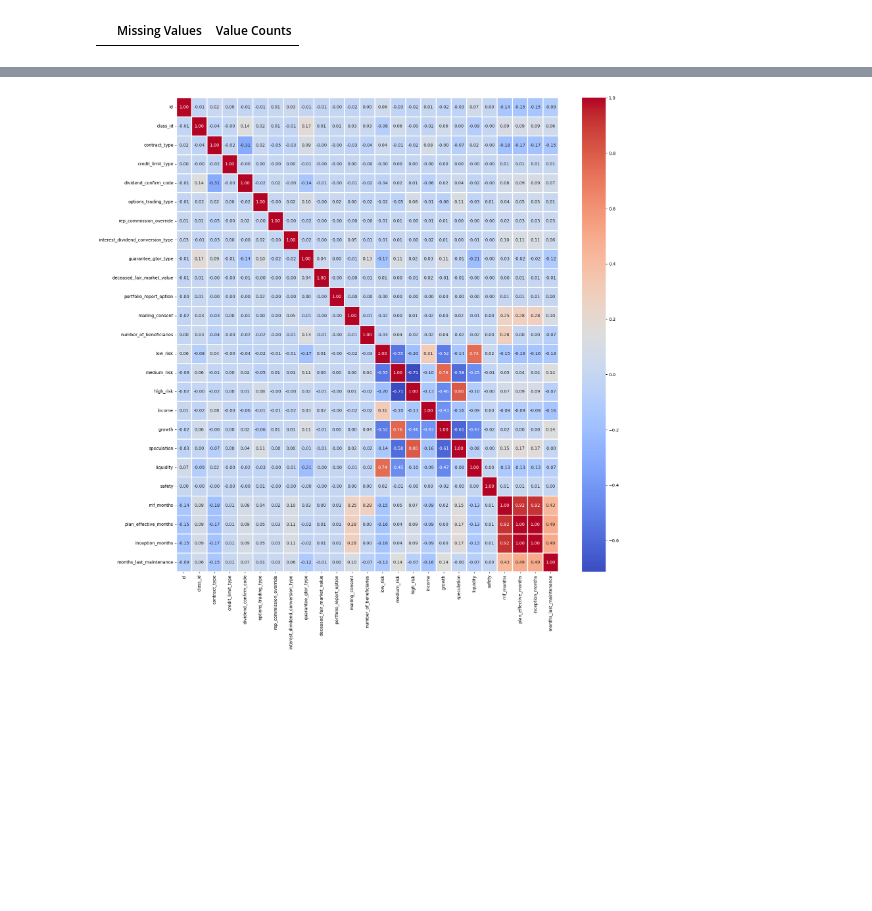
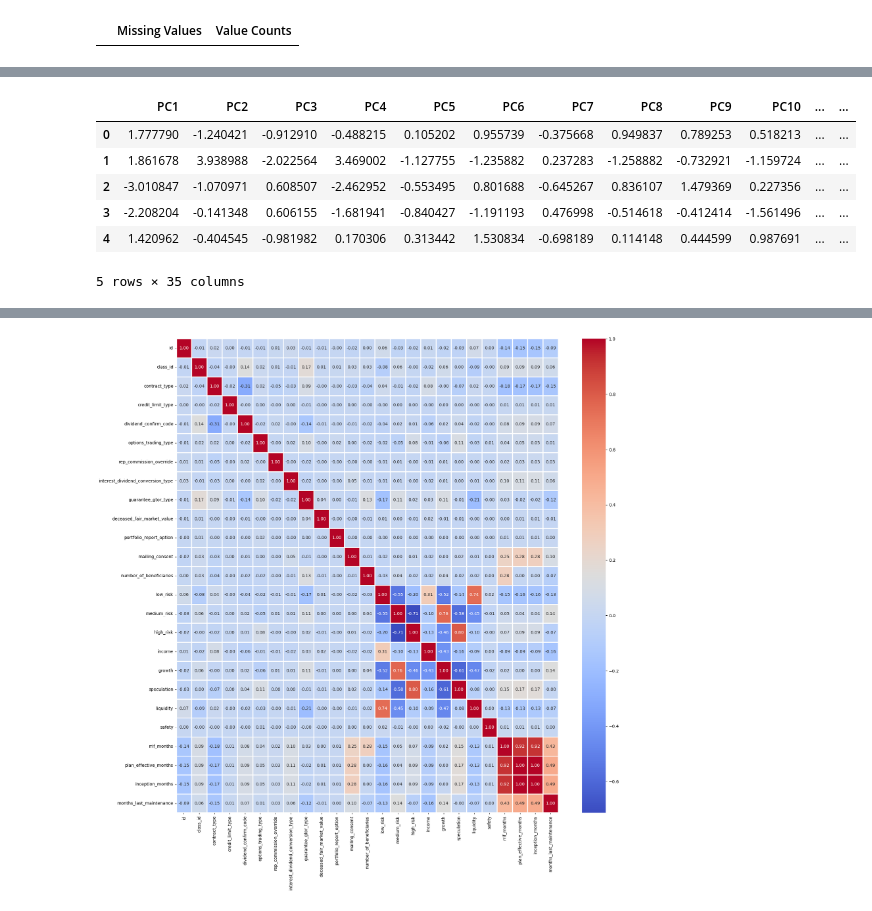
Before and after one commit to adparekh/CxC-Hackathon, a Jupyter notebook: final-hackathon.ipynb, the cells around one changed output, grey strips where cells are left out. Cells and saved outputs as stored; diff of their text form; code cells hidden in the pictures; blank space fills up the shorter version.

```diff
--- a/final-hackathon.ipynb
+++ b/final-hackathon.ipynb
@@ -293,0 +323,15 @@ y = pd.Series({"label" : encoded_array_y})
+# %%
+# Deciding number of components = 35 from the plot
+components = 35
+pca = PCA(n_components=components)
+X_reduced = pca.fit_transform(X)
+X_reduced = pd.DataFrame(X_reduced, columns=[f"PC{i}" for i in range(1, components+1)])
+X_reduced.head()
+# %% [output]
+|  | PC1 | PC2 | PC3 | PC4 | PC5 | PC6 | PC7 | PC8 | PC9 | PC10 | ... | ... |
+| 0 | 1.777790 | -1.240421 | -0.912910 | -0.488215 | 0.105202 | 0.955739 | -0.375668 | 0.949837 | 0.789253 | 0.518213 | ... | ... |
+| 1 | 1.861678 | 3.938988 | -2.022564 | 3.469002 | -1.127755 | -1.235882 | 0.237283 | -1.258882 | -0.732921 | -1.159724 | ... | ... |
+| 2 | -3.010847 | -1.070971 | 0.608507 | -2.462952 | -0.553495 | 0.801688 | -0.645267 | 0.836107 | 1.479369 | 0.227356 | ... | ... |
+| 3 | -2.208204 | -0.141348 | 0.606155 | -1.681941 | -0.840427 | -1.191193 | 0.476998 | -0.514618 | -0.412414 | -1.561496 | ... | ... |
+| 4 | 1.420962 | -0.404545 | -0.981982 | 0.170306 | 0.313442 | 1.530834 | -0.698189 | 0.114148 | 0.444599 | 0.987691 | ... | ... |
+5 rows × 35 columns
```
Also changed, not shown: parts of 9 cells of this notebook.
